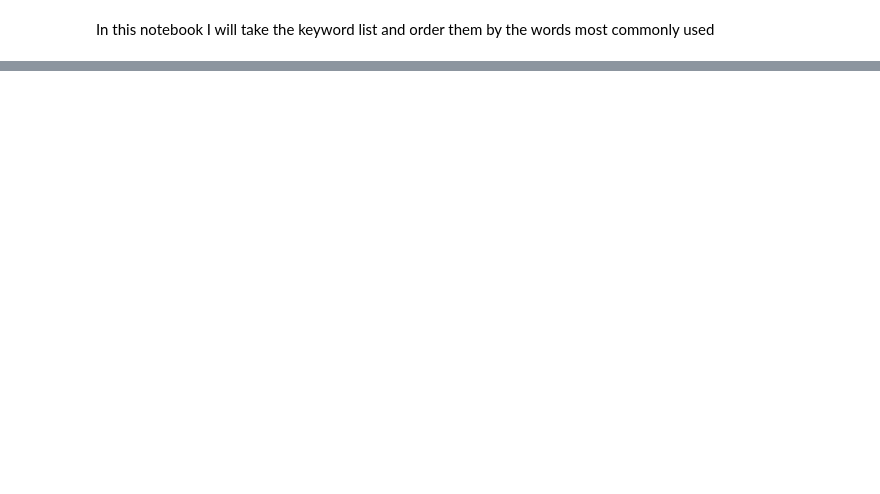
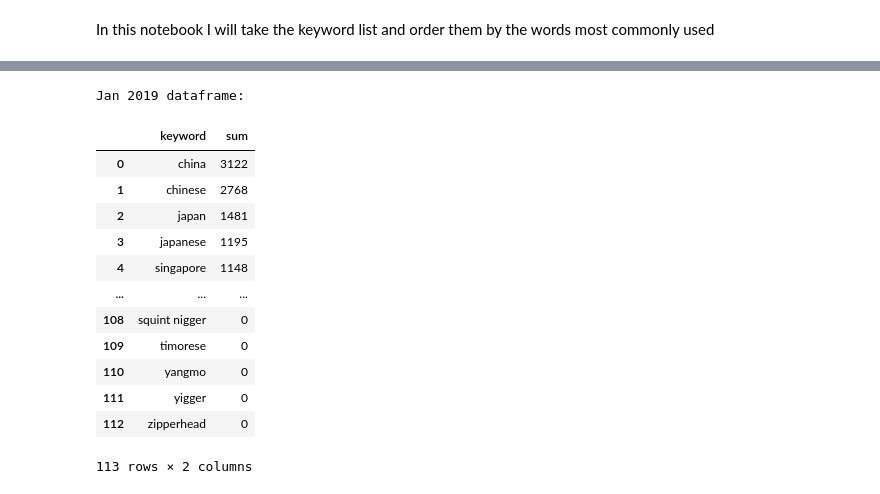
Before and after one commit to ORJackson/Sentiment-Analysis_UK-Anti-Asian-Sentiment-Covid-19, a Jupyter notebook: tweetCountsAsianKeywordsOrderedBySum.ipynb, the cells around one changed output, grey strips where cells are left out. Cells and saved outputs as stored; diff of their text form; code cells hidden in the pictures; blank space fills up the shorter version.

```diff
--- a/tweetCountsAsianKeywordsOrderedBySum.ipynb
+++ b/tweetCountsAsianKeywordsOrderedBySum.ipynb
@@ -194,0 +187,19 @@ tweetCountDfToWordCloud(keywordsAndTweetCountSumDf, titleString)
+# %%
+pd.options.display.max_rows = 30
+print("Jan 2019 dataframe:")
+keywordsAndTweetCountSumDf2
+# %% [output]
+Jan 2019 dataframe:
+|  | keyword | sum |
+| 0 | china | 3122 |
+| 1 | chinese | 2768 |
+| 2 | japan | 1481 |
+| 3 | japanese | 1195 |
+| 4 | singapore | 1148 |
+| ... | ... | ... |
+| 108 | squint nigger | 0 |
+| 109 | timorese | 0 |
+| 110 | yangmo | 0 |
+| 111 | yigger | 0 |
+| 112 | zipperhead | 0 |
+113 rows × 2 columns
```
Also changed, not shown: parts of 17 cells of this notebook, 22 other files.
